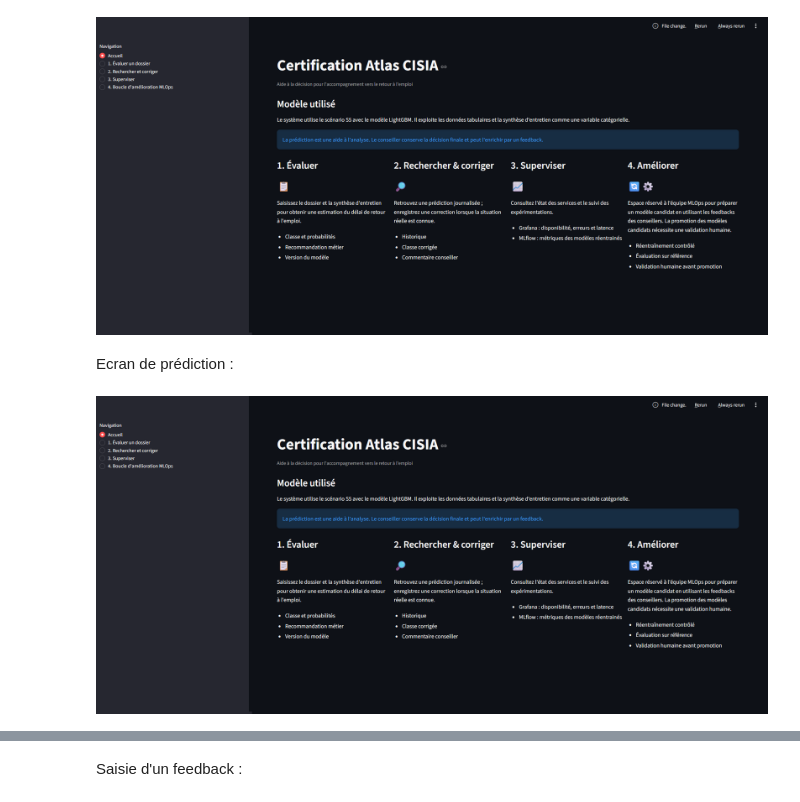
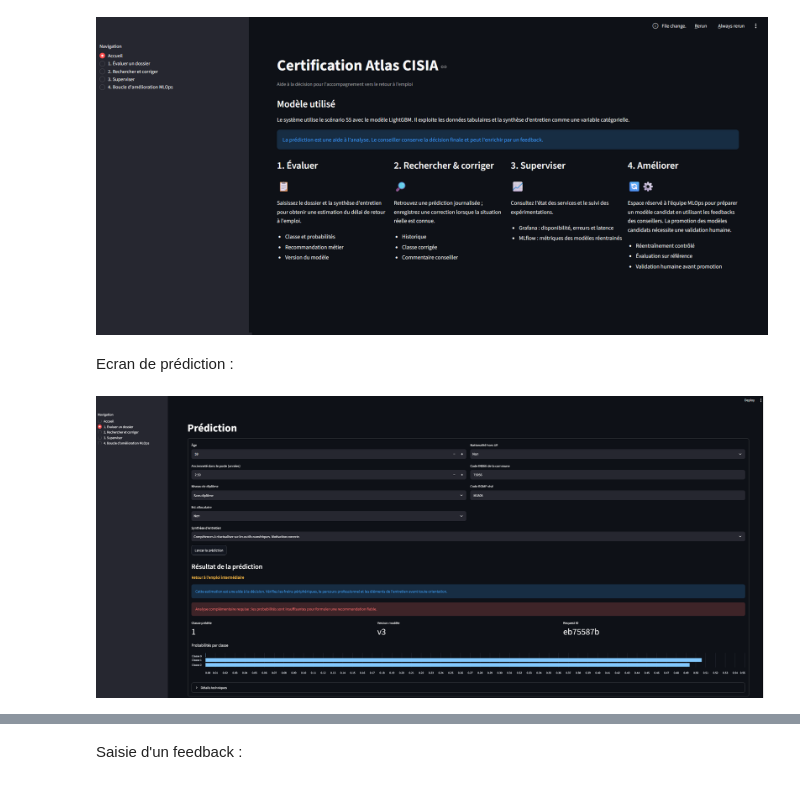
Before and after one commit to ddedomeni-j/Certification-Atlas-Cisia, a Jupyter notebook: Notebbok/ProjetFinal.ipynb, the cells around one changed output, grey strips where cells are left out. Saved outputs shown, nothing was run; the diff lists cells and outputs as text; code cells hidden in the pictures.

```diff
--- a/Notebbok/ProjetFinal.ipynb
+++ b/Notebbok/ProjetFinal.ipynb
@@ -4068,7 +4337,7 @@ Ecran d'accueil :
 # %%
 from IPython.display import Markdown, Image
 display(Markdown("Ecran de prédiction :"))
-Image("../Doc/AccueilStreamlit.png", width=1200)
+Image("../Doc/EvaluationDossier.png", width=1200)
 # %% [output]
 Ecran de prédiction :
-[figure, old version]
+[figure, new version]
```
Also changed, not shown: parts of 62 cells of this notebook.
